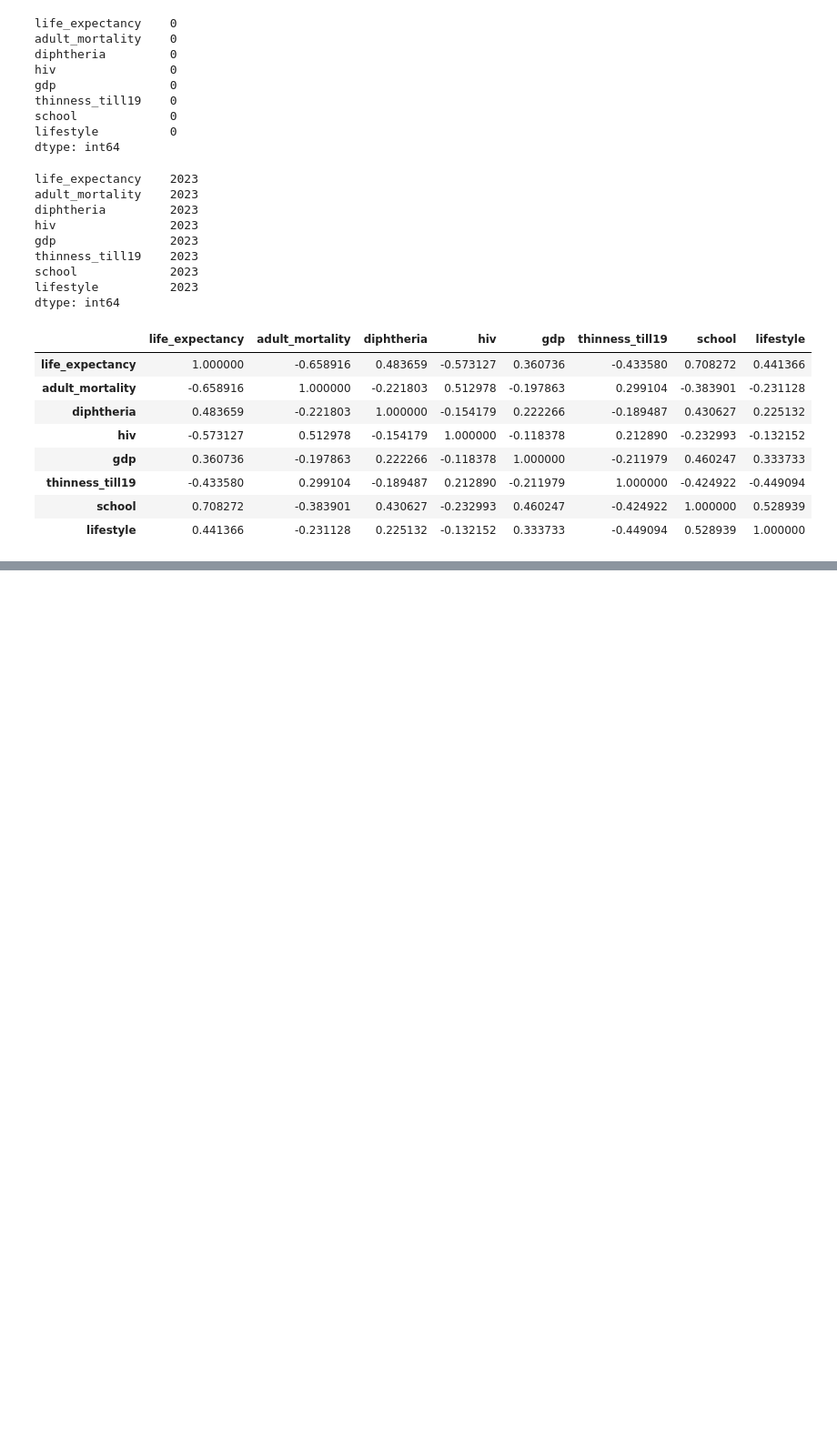
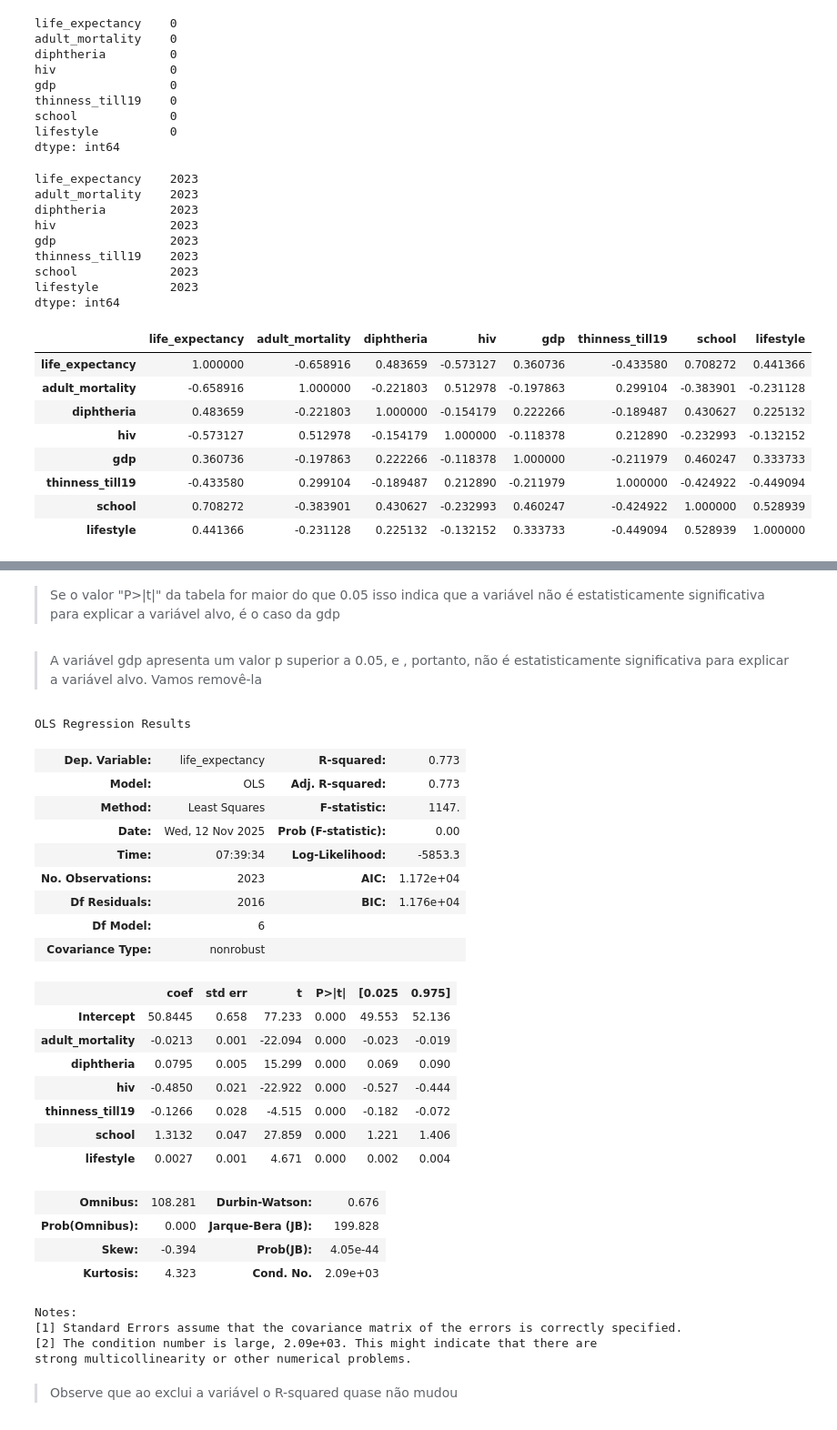
Before and after one commit to anandasouza/Modelagem_estatistica_em_indicadores_socioeconomicos, a Jupyter notebook: projetoestatistica.ipynb, the cells around one changed output, grey strips where cells are left out. Shown at 91% size. Drawn from its saved outputs; the diff is of its cells as text; code cells hidden in the pictures; blank space fills up the shorter version.

```diff
--- a/projetoestatistica.ipynb
+++ b/projetoestatistica.ipynb
@@ -759,0 +891,39 @@ corr_map
+# %% [markdown]
+> Se o valor "P>|t|" da tabela for maior do que 0.05 isso indica que a variável não é estatisticamente significativa para explicar a variável alvo, é o caso da gdp
+# %% [markdown]
+> A variável gdp apresenta um valor p superior a 0.05, e , portanto, não é estatisticamente significativa para explicar a variável alvo. Vamos removê-la
+# %%
+#Segunda versão do modelo de regressão
+#Retirei a variável gdp
+formula = 'life_expectancy ~adult_mortality + diphtheria + hiv + thinness_till19 + school + lifestyle'
+modelo_v2 = ols(formula, data = novo_df_final).fit()
+modelo_v2.summary()
+# %% [output]
+OLS Regression Results
+| Dep. Variable: | life_expectancy | R-squared: | 0.773 |
+| Model: | OLS | Adj. R-squared: | 0.773 |
+| Method: | Least Squares | F-statistic: | 1147. |
+| Date: | Wed, 12 Nov 2025 | Prob (F-statistic): | 0.00 |
+| Time: | 07:39:34 | Log-Likelihood: | -5853.3 |
+| No. Observations: | 2023 | AIC: | 1.172e+04 |
+| Df Residuals: | 2016 | BIC: | 1.176e+04 |
+| Df Model: | 6 |  |  |
+| Covariance Type: | nonrobust |  |  |
+|  | coef | std err | t | P>|t| | [0.025 | 0.975] |
+| Intercept | 50.8445 | 0.658 | 77.233 | 0.000 | 49.553 | 52.136 |
+| adult_mortality | -0.0213 | 0.001 | -22.094 | 0.000 | -0.023 | -0.019 |
+| diphtheria | 0.0795 | 0.005 | 15.299 | 0.000 | 0.069 | 0.090 |
+| hiv | -0.4850 | 0.021 | -22.922 | 0.000 | -0.527 | -0.444 |
+| thinness_till19 | -0.1266 | 0.028 | -4.515 | 0.000 | -0.182 | -0.072 |
+| school | 1.3132 | 0.047 | 27.859 | 0.000 | 1.221 | 1.406 |
+| lifestyle | 0.0027 | 0.001 | 4.671 | 0.000 | 0.002 | 0.004 |
+| Omnibus: | 108.281 | Durbin-Watson: | 0.676 |
+| Prob(Omnibus): | 0.000 | Jarque-Bera (JB): | 199.828 |
+| Skew: | -0.394 | Prob(JB): | 4.05e-44 |
+| Kurtosis: | 4.323 | Cond. No. | 2.09e+03 |
+Notes:
+[1] Standard Errors assume that the covariance matrix of the errors is correctly specified.
+[2] The condition number is large, 2.09e+03. This might indicate that there are
+strong multicollinearity or other numerical problems.
+# %% [markdown]
+> Observe que ao exclui a variável o R-squared quase não mudou
```
Also changed, not shown: parts of 19 cells of this notebook.
